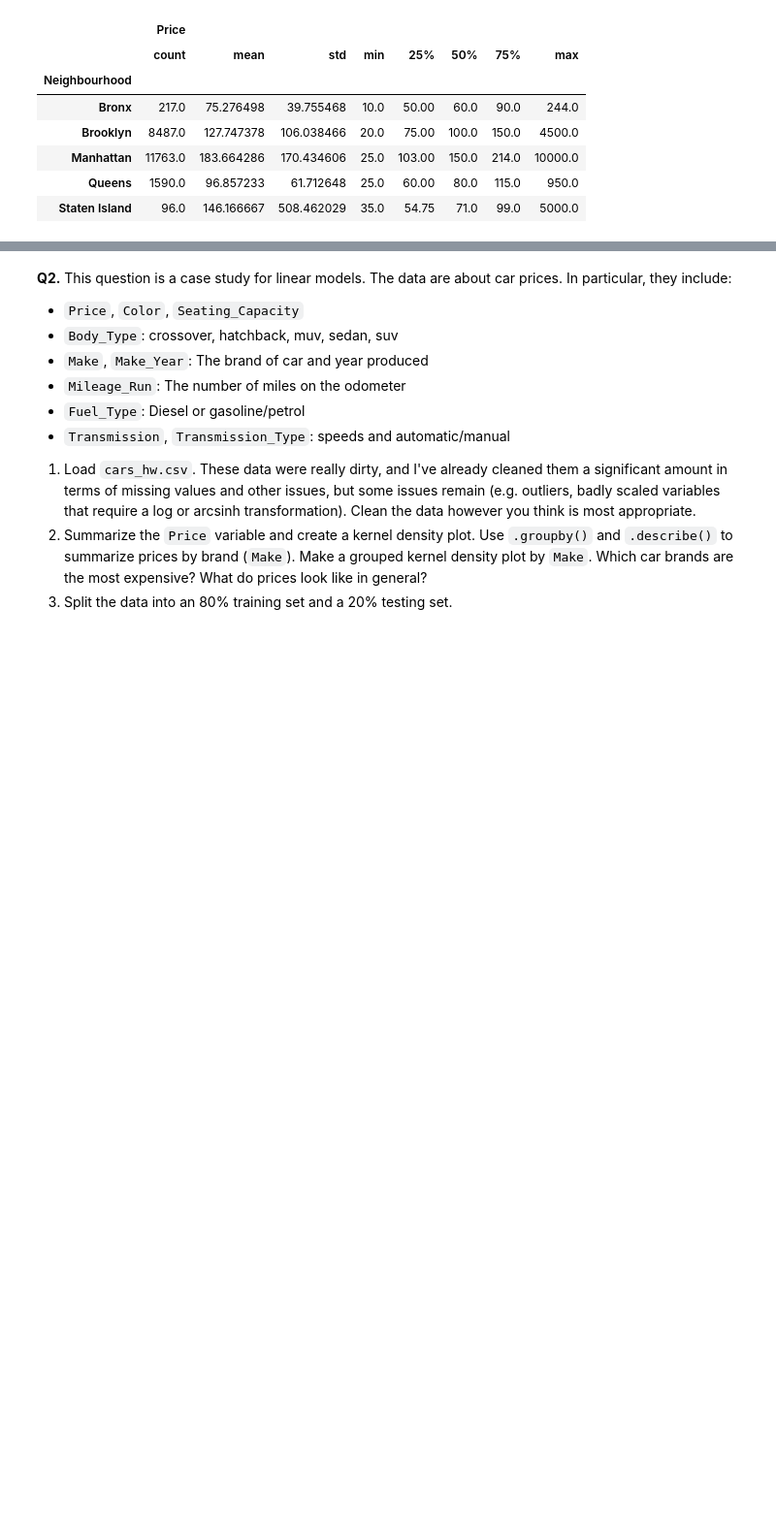
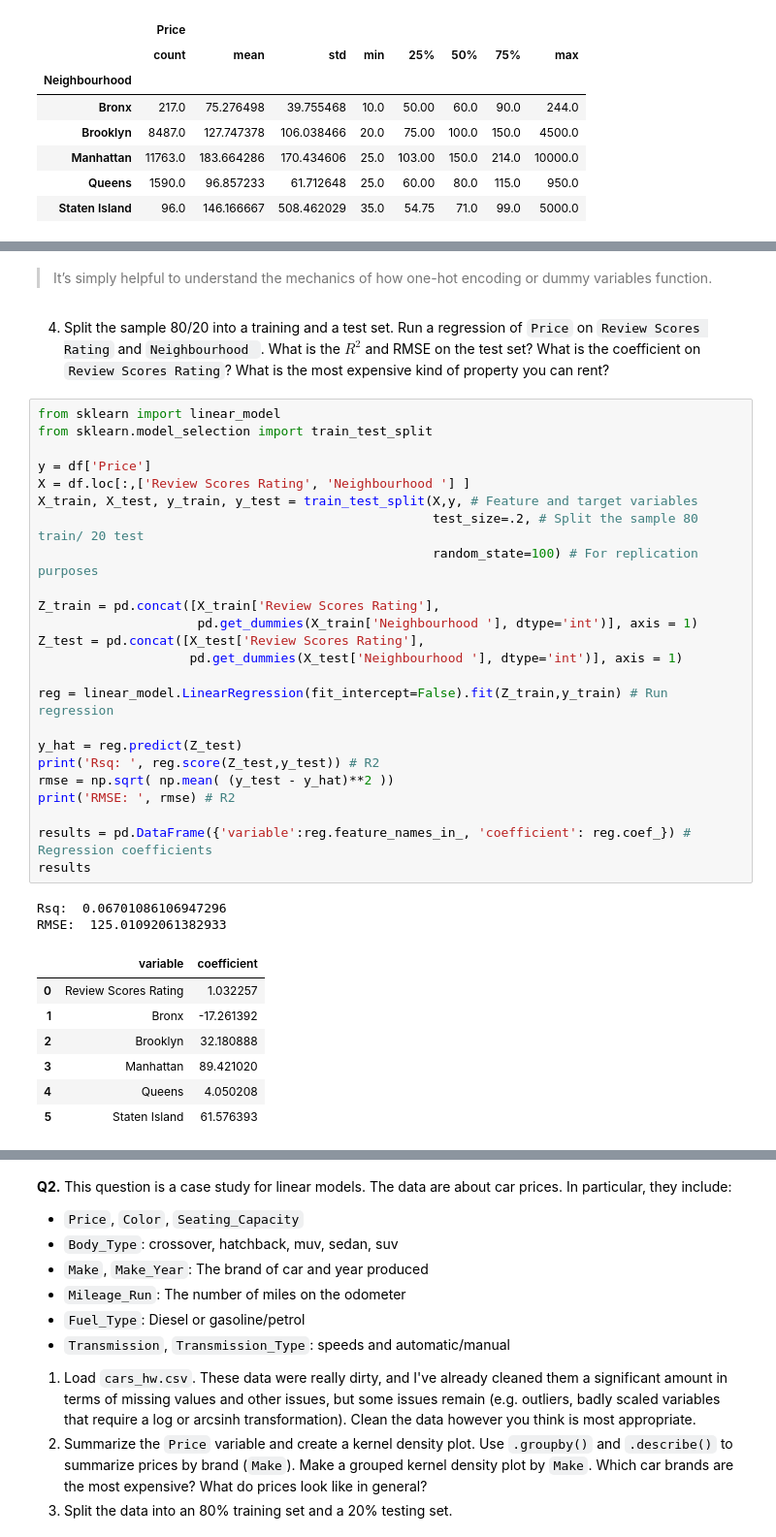
Before and after one commit to Brandon-Kwakye/linearRegression, a Jupyter notebook: assignment.ipynb, the cells around one changed output, grey strips where cells are left out. Shown at 97% size. Drawn from its saved outputs; the diff is of its cells as text; blank space fills up the shorter version.

```diff
--- a/assignment.ipynb
+++ b/assignment.ipynb
@@ -66,0 +133,38 @@ df.loc[:,['Price','Neighbourhood '] ].groupby('Neighbourhood ').describe()
+# %% [markdown]
+> It’s simply helpful to understand the mechanics of how one-hot encoding or dummy variables function.
+# %% [markdown]
+4. Split the sample 80/20 into a training and a test set. Run a regression of `Price` on `Review Scores Rating` and `Neighbourhood `. What is the $R^2$ and RMSE on the test set? What is the coefficient on `Review Scores Rating`? What is the most expensive kind of property you can rent?
+# %%
+from sklearn import linear_model
+from sklearn.model_selection import train_test_split
+
+y = df['Price']
+X = df.loc[:,['Review Scores Rating', 'Neighbourhood '] ]
+X_train, X_test, y_train, y_test = train_test_split(X,y, # Feature and target variables
+                                                    test_size=.2, # Split the sample 80 train/ 20 test
+                                                    random_state=100) # For replication purposes
+
+Z_train = pd.concat([X_train['Review Scores Rating'],
+                     pd.get_dummies(X_train['Neighbourhood '], dtype='int')], axis = 1)
+Z_test = pd.concat([X_test['Review Scores Rating'],
+                    pd.get_dummies(X_test['Neighbourhood '], dtype='int')], axis = 1)
+
+reg = linear_model.LinearRegression(fit_intercept=False).fit(Z_train,y_train) # Run regression
+
+y_hat = reg.predict(Z_test)
+print('Rsq: ', reg.score(Z_test,y_test)) # R2
+rmse = np.sqrt( np.mean( (y_test - y_hat)**2 ))
+print('RMSE: ', rmse) # R2
+
+results = pd.DataFrame({'variable':reg.feature_names_in_, 'coefficient': reg.coef_}) # Regression coefficients
+results
+# %% [output]
+Rsq:  0.06701086106947296
+RMSE:  125.01092061382933
+|  | variable | coefficient |
+| 0 | Review Scores Rating | 1.032257 |
+| 1 | Bronx | -17.261392 |
+| 2 | Brooklyn | 32.180888 |
+| 3 | Manhattan | 89.421020 |
+| 4 | Queens | 4.050208 |
+| 5 | Staten Island | 61.576393 |
```
Also changed, not shown: parts of 20 cells of this notebook.
